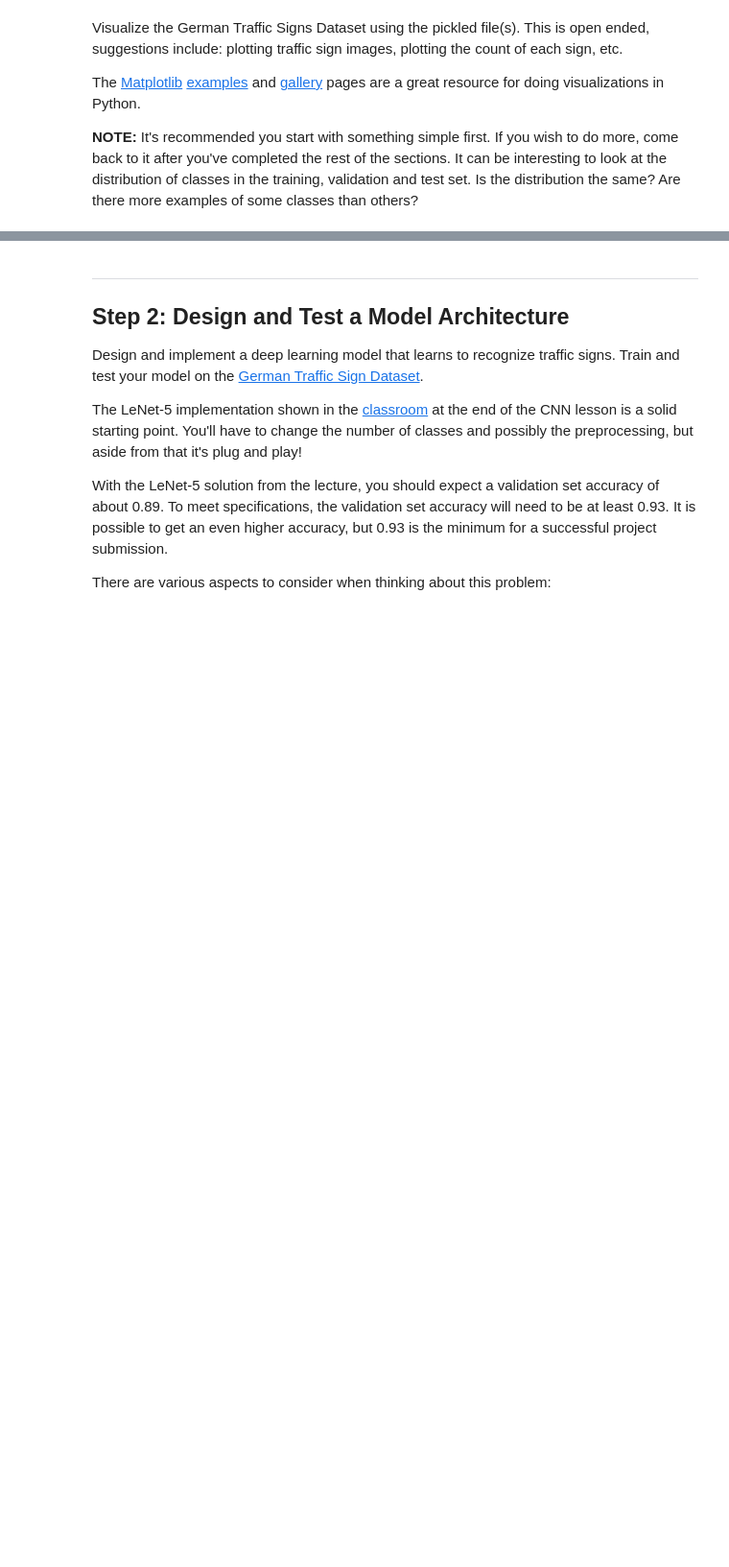
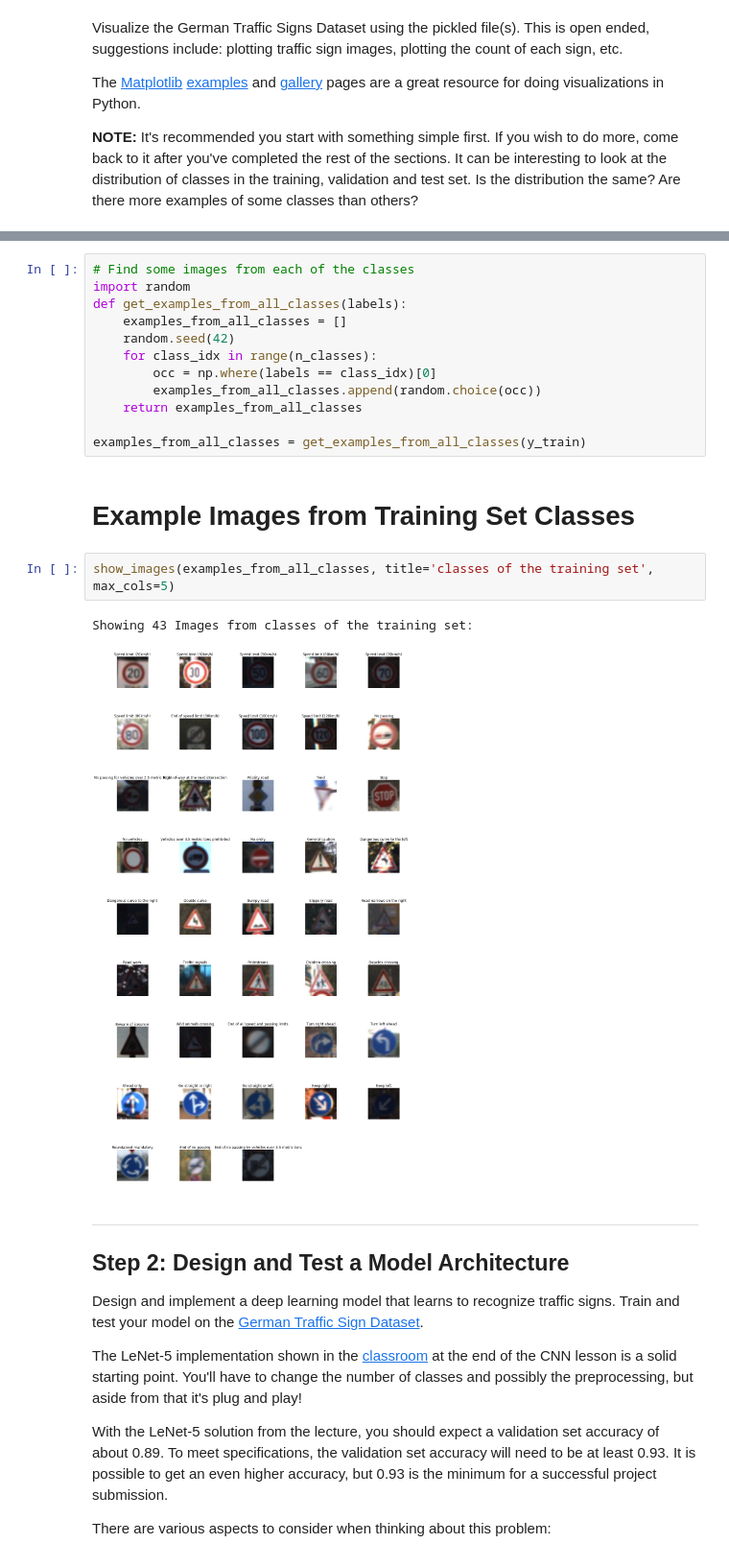
Before and after one commit to mxwg/CarND-Traffic-Sign-Classifier-Project, a Jupyter notebook: Traffic_Sign_Classifier.ipynb, the cells around one changed output, grey strips where cells are left out. Shown at 96% size. Drawn from its saved outputs; the diff is of its cells as text; blank space fills up the shorter version.

```diff
--- a/Traffic_Sign_Classifier.ipynb
+++ b/Traffic_Sign_Classifier.ipynb
@@ -149,3 +190,22 @@ show_images([x for x in range(0, 2500, 60)], title="the training set")
+# %%
+# Find some images from each of the classes
+import random
+def get_examples_from_all_classes(labels):
+    examples_from_all_classes = []
+    random.seed(42)
+    for class_idx in range(n_classes):
+        occ = np.where(labels == class_idx)[0]
+        examples_from_all_classes.append(random.choice(occ))
+    return examples_from_all_classes
+
+examples_from_all_classes = get_examples_from_all_classes(y_train)
+# %% [markdown]
+# Example Images from Training Set Classes
+# %%
+show_images(examples_from_all_classes, title='classes of the training set', max_cols=5)
+# %% [output]
+Showing 43 Images from classes of the training set:
+[figure, added]
 # %% [markdown]
 ----
 
```
Also changed, not shown: parts of 26 cells of this notebook, 6 other files.
